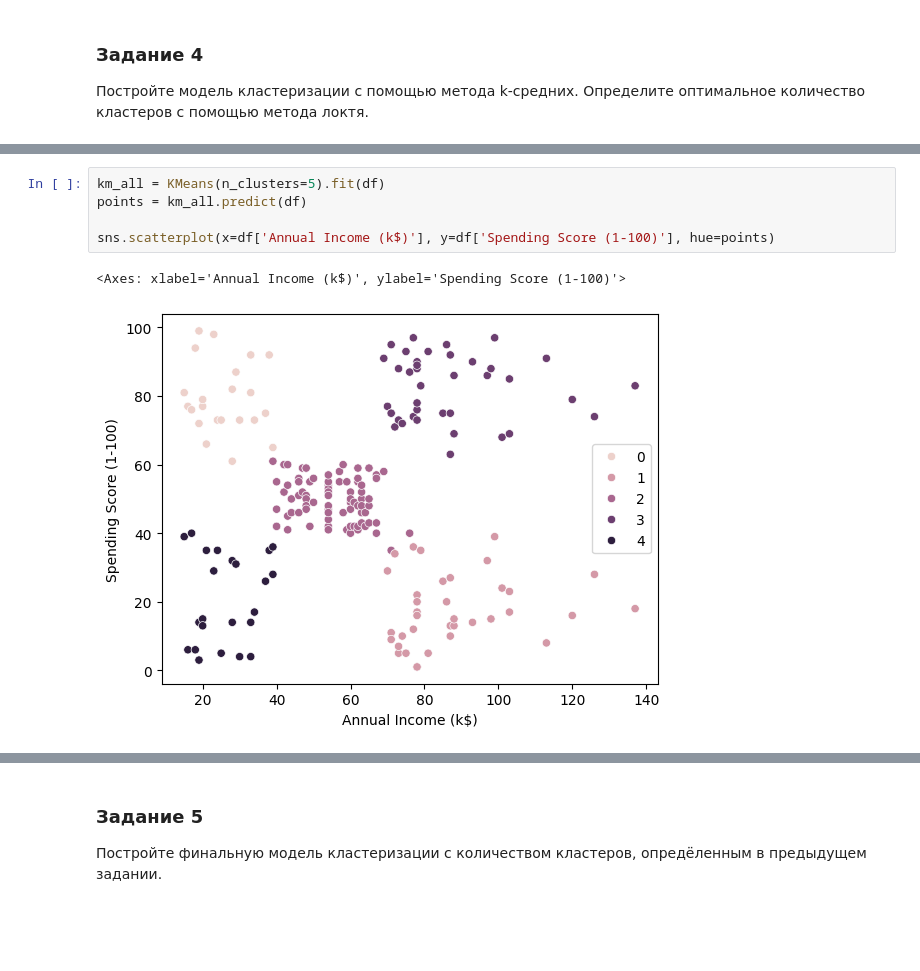
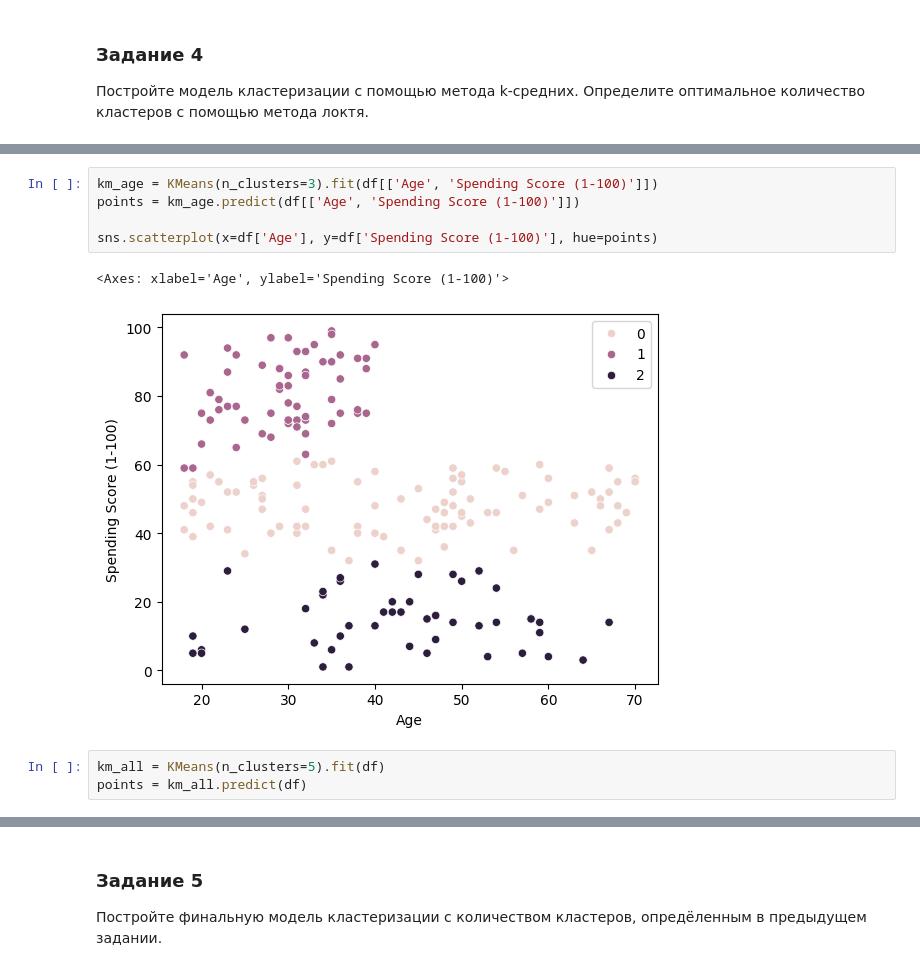
Before and after one commit to IgorKolotushkin/machine_learning_ds, a Jupyter notebook: hw10/Практическая работа. Кластеризация. Метод k-средних.ipynb, the cells around one changed output, grey strips where cells are left out. Drawn from its saved outputs; the diff is of its cells as text; blank space fills up the shorter version.

```diff
--- a/hw10/Практическая работа. Кластеризация. Метод k-средних.ipynb
+++ b/hw10/Практическая работа. Кластеризация. Метод k-средних.ipynb
@@ -190,11 +159,14 @@ df
 # %%
-km_all = KMeans(n_clusters=5).fit(df)
-points = km_all.predict(df)
+km_age = KMeans(n_clusters=3).fit(df[['Age', 'Spending Score (1-100)']])
+points = km_age.predict(df[['Age', 'Spending Score (1-100)']])
 
-sns.scatterplot(x=df['Annual Income (k$)'], y=df['Spending Score (1-100)'], hue=points)
+sns.scatterplot(x=df['Age'], y=df['Spending Score (1-100)'], hue=points)
 # %% [output]
-<Axes: xlabel='Annual Income (k$)', ylabel='Spending Score (1-100)'>
+<Axes: xlabel='Age', ylabel='Spending Score (1-100)'>
-[figure, old version]
+[figure, new version]
+# %%
+km_all = KMeans(n_clusters=5).fit(df)
+points = km_all.predict(df)
 # %%
 n_clusters = list(range(2, 10))
 
```
Also changed, not shown: parts of 18 cells of this notebook.
